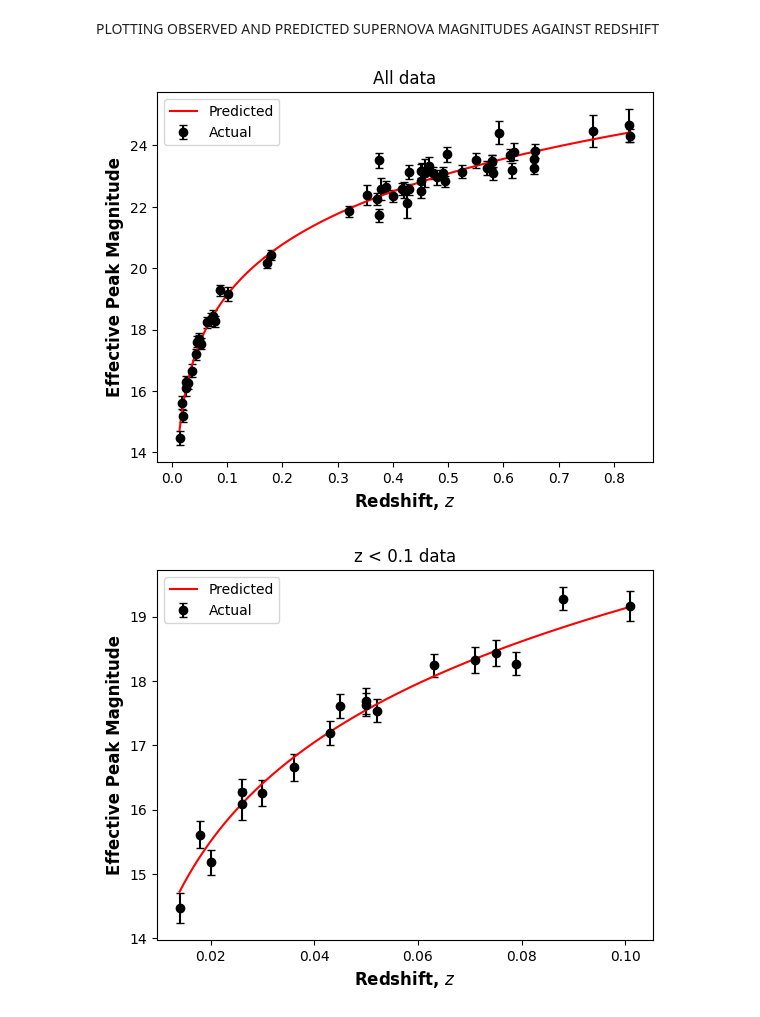
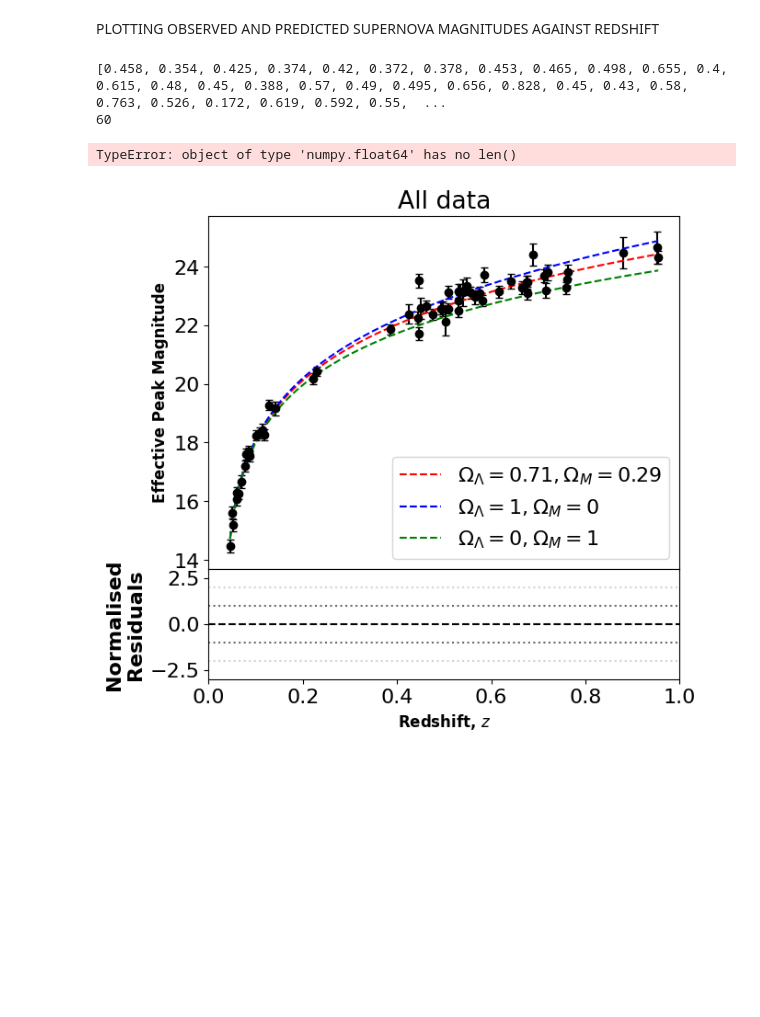
Before and after one commit to BradleyMak/Supernova_Cosmology, a Jupyter notebook: milestone.ipynb, the cells around one changed output. Saved outputs shown, nothing was run; the diff lists cells and outputs as text; code cells hidden in the pictures; blank space fills up the shorter version.

```diff
--- a/milestone.ipynb
+++ b/milestone.ipynb
@@ -87,26 +132,54 @@ omega_lambda, omega_lambda_err = functions.find_omega_lambda_and_error(redshift[
 # %% [markdown]
 PLOTTING OBSERVED AND PREDICTED SUPERNOVA MAGNITUDES AGAINST REDSHIFT
-# %%
-plt.figure(1)
-plt.errorbar(redshift, eff_peak_mag, yerr = mag_err, label = 'Actual', color = 'black', capsize = 3, marker='o', linestyle='None')
-plt.plot(np.linspace(np.min(redshift), np.max(redshift), 1000), functions.mag_model(np.linspace(np.min(redshift), np.max(redshift), 1000), L_peak, H_0, m_0, omega_lambda), label = 'Predicted', color = 'red')
-plt.xlabel('Redshift, $z$', weight = 'bold', fontsize = 12)
-plt.ylabel('Effective Peak Magnitude', weight = 'bold', fontsize = 12)
-plt.legend()
-plt.title('All data')
-
-plt.figure(2)
-plt.errorbar(redshift[low_redshift_indices[0]:low_redshift_indices[-1]+1], eff_peak_mag[low_redshift_indices[0]:low_redshift_indices[-1]+1], yerr = mag_err[low_redshift_indices[0]:low_redshift_indices[-1]+1],
-             label = 'Actual', color = 'black', capsize = 3, marker='o', linestyle='None')
-plt.plot(np.linspace(np.min(redshift[low_redshift_indices[0]:low_redshift_indices[-1]+1]), np.max(redshift[low_redshift_indices[0]:low_redshift_indices[-1]+1]), 1000),
-        functions.mag_model(np.linspace(np.min(redshift[low_redshift_indices[0]:low_redshift_indices[-1]+1]), np.max(redshift[low_redshift_indices[0]:low_redshift_indices[-1]+1]), 1000),
-        L_peak, H_0, m_0, omega_lambda), label = 'Predicted', color = 'red')
-plt.xlabel('Redshift, $z$', weight = 'bold', fontsize = 12)
-plt.ylabel('Effective Peak Magnitude', weight = 'bold', fontsize = 12)
-plt.legend()
-plt.title('z < 0.1 data')
-
-plt.show()
-# %% [output]
-[figure, removed]
-[figure, removed]
+# %%
+def model_funct(redshift, model_params):
+    flux_predicted = L_peak/(4*np.pi*(1+redshift)**2*(functions.integrate_array(functions.comoving_distance_integrand, np.zeros(len(redshift)), redshift, args=(H_0, model_params[0])))**2) #W/m^2/Ang
+    flux_predicted = flux_predicted * 10**7 * 10**-4 #erg/s/cm^2/Angstrom
+    mag_predicted = m_0 - 2.5*np.log10(flux_predicted)
+    return mag_predicted
+
+plt.figure(1)
+plt.figure(1).add_axes((0,0,0.8,0.8))
+plt.errorbar(redshift, eff_peak_mag, yerr = mag_err, color = 'black', capsize = 3, marker='o', linestyle='None')
+plt.plot(np.linspace(np.min(redshift), np.max(redshift), 1000), functions.mag_model(np.linspace(np.min(redshift), np.max(redshift), 1000), L_peak, H_0, m_0, omega_lambda), label = f'$Ω_Λ = {np.round(omega_lambda, 2)}, Ω_M = {np.round(1-omega_lambda, 2)}$', color = 'red', linestyle = '--')
+plt.plot(np.linspace(np.min(redshift), np.max(redshift), 1000), functions.mag_model(np.linspace(np.min(redshift), np.max(redshift), 1000), L_peak, H_0, m_0, 1), label = '$Ω_Λ = 1, Ω_M = 0$', color = 'blue', linestyle = '--')
+plt.plot(np.linspace(np.min(redshift), np.max(redshift), 1000), functions.mag_model(np.linspace(np.min(redshift), np.max(redshift), 1000), L_peak, H_0, m_0, 0), label = '$Ω_Λ = 0, Ω_M = 1$', color = 'green', linestyle = '--')
+plt.ylabel('Effective Peak Magnitude', weight = 'bold', fontsize = 12)
+plt.legend()
+plt.title('All data')
+
+print(list(redshift))
+
+plt.figure(1).add_axes((0,-0.25,0.8,0.25))
+colours = ['red', 'blue', 'green']
+omega_lambdas = [omega_lambda, 1, 0]
+plt.ylabel("""Normalised
+Residuals""", weight = 'bold')
+plt.ylim(-3, 3)
+plt.axhline(y = 0, linestyle = '--', color = 'black')
+plt.axhline(y = 1, linestyle = ':', color = 'dimgrey'); plt.axhline(y = -1, linestyle = ':', color = 'dimgrey')
+plt.axhline(y = 2, linestyle = ':', color = 'lightgrey'); plt.axhline(y = -2, linestyle = ':', color = 'lightgrey')
+plt.xlabel('Redshift, $z$', weight = 'bold', fontsize = 12)
+for i in range(0, len(colours)):
+        print(len(redshift))
+        norm_residuals = functions.get_norm_residuals([omega_lambdas[i]], model_funct, redshift, eff_peak_mag, mag_err)
+        plt.scatter(redshift, norm_residuals, color=colours[i], marker = 'd')
+
+plt.figure(1).add_axes((0.8,-0.25,0.15,0.25))
+plt.xticks([0.2,0.4], fontsize = 13)
+mu = 0; variance = 1
+sigma = math.sqrt(variance)
+y = np.linspace(mu - 3*sigma, mu + 3*sigma, 100)
+plt.plot(stats.norm.pdf(y, mu, sigma), y, color = 'black')
+plt.xlabel("""Probability
+Density""", fontsize = 14, weight = 'bold')
+plt.gca().set_yticks([])
+plt.gca().invert_yaxis()
+
+for colour in colours:
+        plt.hist(norm_residuals, bins=np.arange(-3, 3, 0.5), alpha = 0.5, density = True, orientation = 'horizontal', color = colour)
+# %% [output]
+[0.458, 0.354, 0.425, 0.374, 0.42, 0.372, 0.378, 0.453, 0.465, 0.498, 0.655, 0.4, 0.615, 0.48, 0.45, 0.388, 0.57, 0.49, 0.495, 0.656, 0.828, 0.45, 0.43, 0.58, 0.763, 0.526, 0.172, 0.619, 0.592, 0.55,  ...
+60
+TypeError: object of type 'numpy.float64' has no len()
+[figure, added]
```
Also changed, not shown: parts of 5 cells of this notebook, 2 other files.
